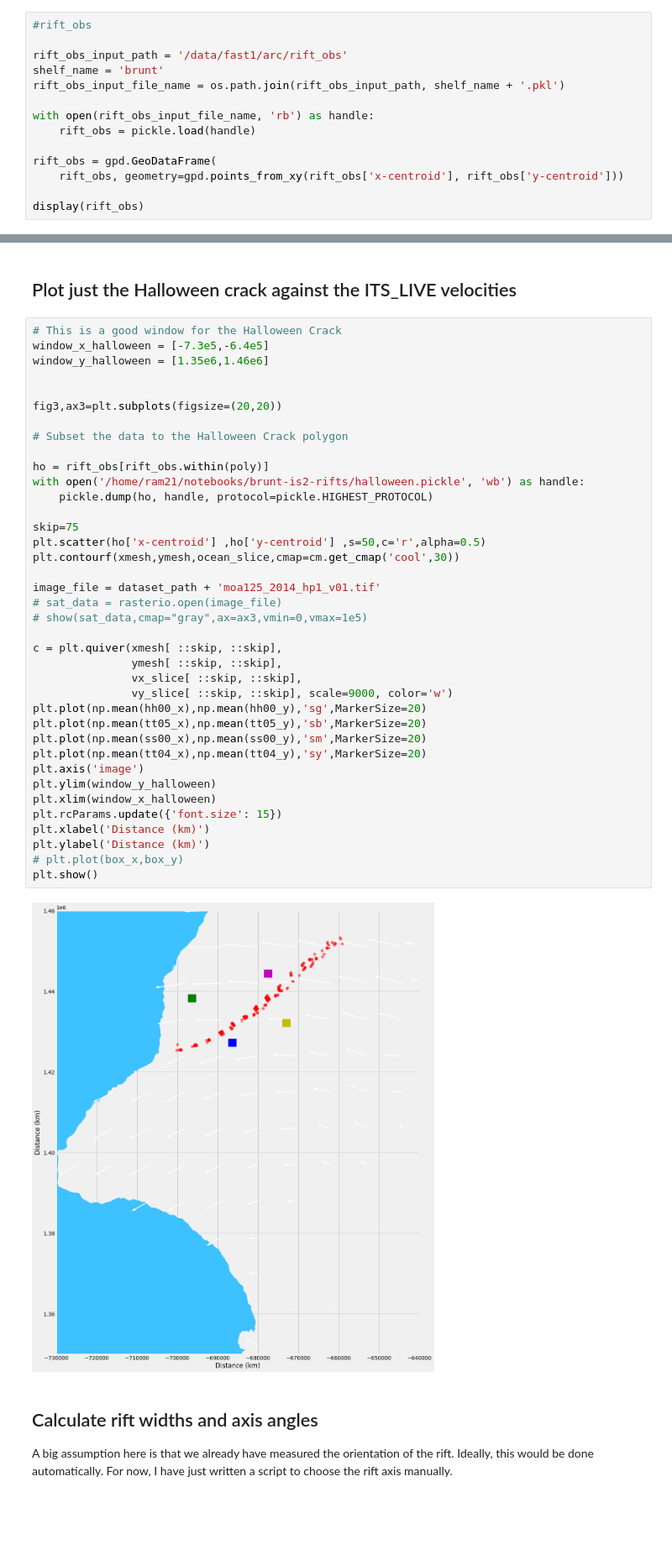
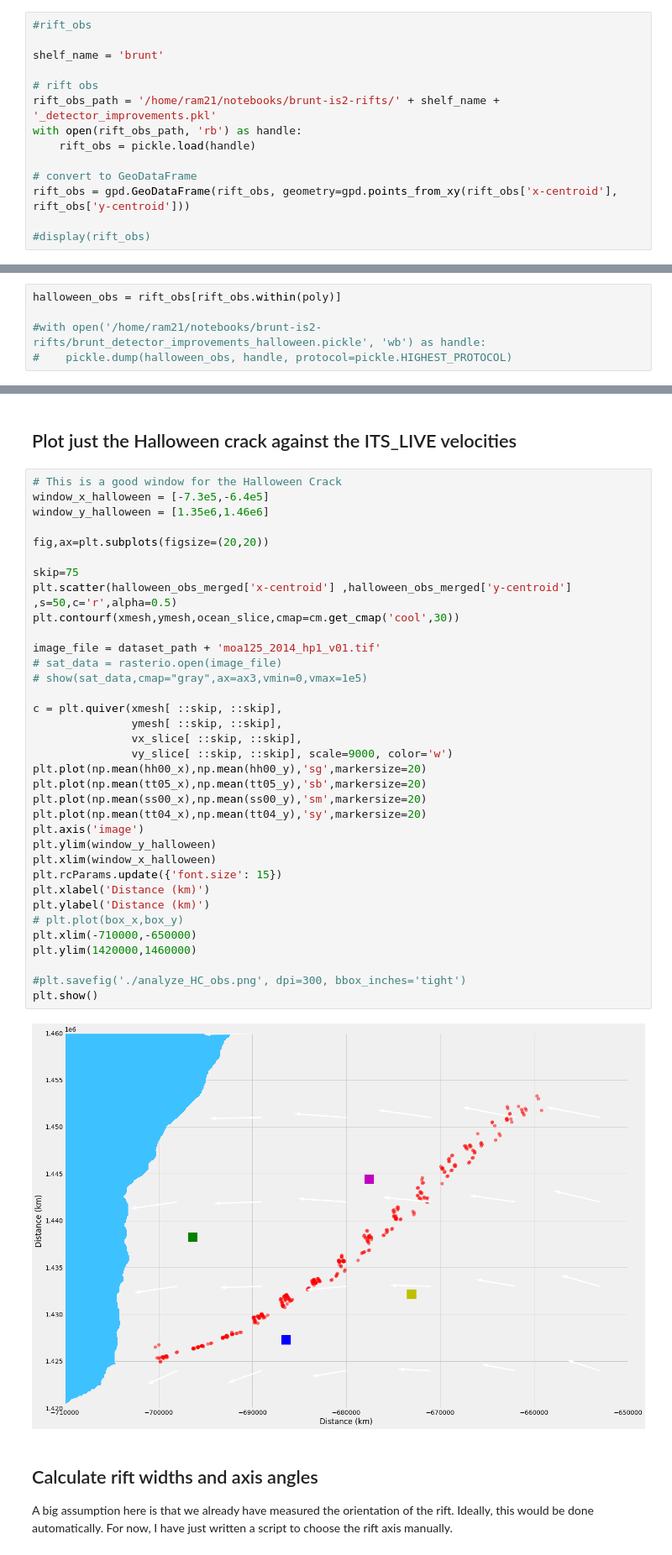
Before and after one commit to bradlipovsky/antarctic-rift-catalog, a Jupyter notebook: analyze_rift_measurements_brunt.ipynb, the cells around one changed output, grey strips where cells are left out. Shown at 84% size. Drawn from its saved outputs; the diff is of its cells as text; blank space fills up the shorter version.

Commit message:
analyze rift measurements with digitised initial rift width, detector improvements

```diff
--- a/analyze_rift_measurements_brunt.ipynb
+++ b/analyze_rift_measurements_brunt.ipynb
@@ -123,14 +96,14 @@ vy_y = interp2d(x_slice, y_slice, dvy[0])
 # %%
 #rift_obs
 
-rift_obs_input_path = '/data/fast1/arc/rift_obs'
 shelf_name = 'brunt'
-rift_obs_input_file_name = os.path.join(rift_obs_input_path, shelf_name + '.pkl')
 
-with open(rift_obs_input_file_name, 'rb') as handle:
+# rift obs
+rift_obs_path = '/home/ram21/notebooks/brunt-is2-rifts/' + shelf_name + '_detector_improvements.pkl'
+with open(rift_obs_path, 'rb') as handle:
     rift_obs = pickle.load(handle)
 
-rift_obs = gpd.GeoDataFrame(
-    rift_obs, geometry=gpd.points_from_xy(rift_obs['x-centroid'], rift_obs['y-centroid']))
+# convert to GeoDataFrame
+rift_obs = gpd.GeoDataFrame(rift_obs, geometry=gpd.points_from_xy(rift_obs['x-centroid'], rift_obs['y-centroid']))
 
-display(rift_obs)
+#display(rift_obs)
@@ -150,0 +119,5 @@ display(rift_obs)
+# %%
+halloween_obs = rift_obs[rift_obs.within(poly)]
+
+#with open('/home/ram21/notebooks/brunt-is2-rifts/brunt_detector_improvements_halloween.pickle', 'wb') as handle:
+#    pickle.dump(halloween_obs, handle, protocol=pickle.HIGHEST_PROTOCOL)
@@ -153,43 +276,40 @@ display(rift_obs)
 # %%
 # This is a good window for the Halloween Crack
 window_x_halloween = [-7.3e5,-6.4e5]
 window_y_halloween = [1.35e6,1.46e6]
 
-
-fig3,ax3=plt.subplots(figsize=(20,20))
-
-# Subset the data to the Halloween Crack polygon
-
-ho = rift_obs[rift_obs.within(poly)]
-with open('/home/ram21/notebooks/brunt-is2-rifts/halloween.pickle', 'wb') as handle:
-    pickle.dump(ho, handle, protocol=pickle.HIGHEST_PROTOCOL)
+fig,ax=plt.subplots(figsize=(20,20))
 
 skip=75
-plt.scatter(ho['x-centroid'] ,ho['y-centroid'] ,s=50,c='r',alpha=0.5)
+plt.scatter(halloween_obs_merged['x-centroid'] ,halloween_obs_merged['y-centroid'] ,s=50,c='r',alpha=0.5)
 plt.contourf(xmesh,ymesh,ocean_slice,cmap=cm.get_cmap('cool',30))
 
 image_file = dataset_path + 'moa125_2014_hp1_v01.tif'
 # sat_data = rasterio.open(image_file)
 # show(sat_data,cmap="gray",ax=ax3,vmin=0,vmax=1e5)
 
 c = plt.quiver(xmesh[ ::skip, ::skip],
                ymesh[ ::skip, ::skip],
                vx_slice[ ::skip, ::skip],
                vy_slice[ ::skip, ::skip], scale=9000, color='w')
-plt.plot(np.mean(hh00_x),np.mean(hh00_y),'sg',MarkerSize=20)
-plt.plot(np.mean(tt05_x),np.mean(tt05_y),'sb',MarkerSize=20)
-plt.plot(np.mean(ss00_x),np.mean(ss00_y),'sm',MarkerSize=20)
-plt.plot(np.mean(tt04_x),np.mean(tt04_y),'sy',MarkerSize=20)
+plt.plot(np.mean(hh00_x),np.mean(hh00_y),'sg',markersize=20)
+plt.plot(np.mean(tt05_x),np.mean(tt05_y),'sb',markersize=20)
+plt.plot(np.mean(ss00_x),np.mean(ss00_y),'sm',markersize=20)
+plt.plot(np.mean(tt04_x),np.mean(tt04_y),'sy',markersize=20)
 plt.axis('image')
 plt.ylim(window_y_halloween)
 plt.xlim(window_x_halloween)
 plt.rcParams.update({'font.size': 15})
 plt.xlabel('Distance (km)')
 plt.ylabel('Distance (km)')
 # plt.plot(box_x,box_y)
+plt.xlim(-710000,-650000)
+plt.ylim(1420000,1460000)
+
+#plt.savefig('./analyze_HC_obs.png', dpi=300, bbox_inches='tight')
 plt.show()
 # %% [output]
-[figure, old version]
+[figure, new version]
 # %% [markdown]
 ## Calculate rift widths and axis angles
 
```
Also changed, not shown: parts of 44 cells of this notebook.
